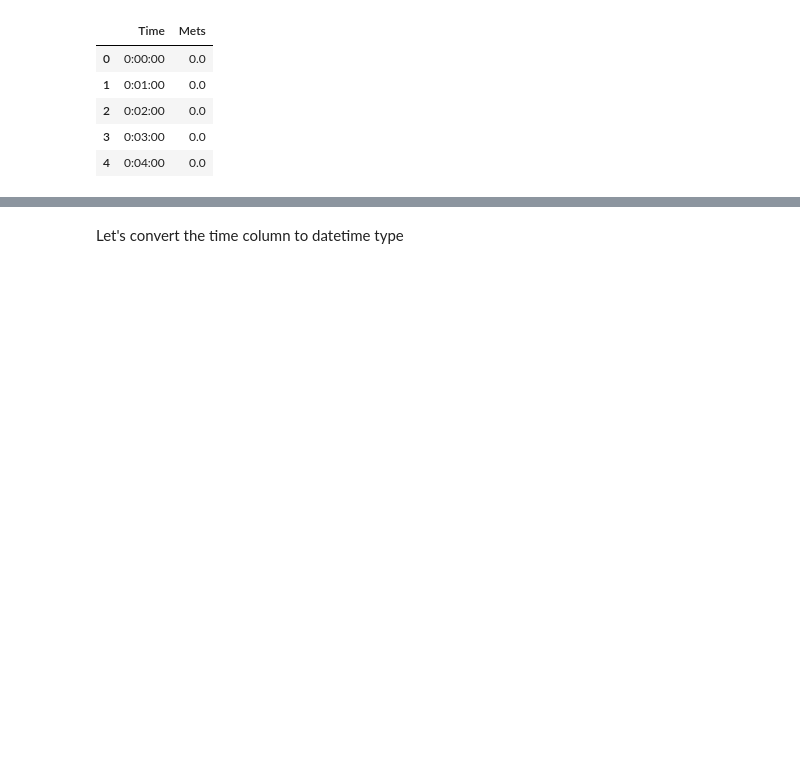
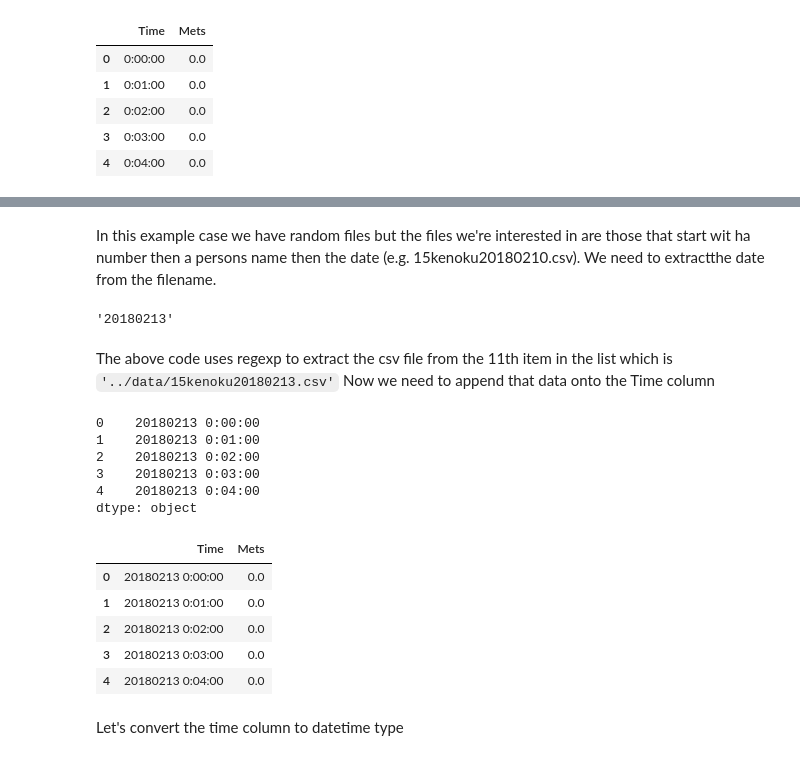
Before and after one commit to ck2136/PA_Shimane, a Jupyter notebook: code/data_manage.ipynb, the cells around one changed output, grey strips where cells are left out. Drawn from its saved outputs; the diff is of its cells as text; code cells hidden in the pictures; blank space fills up the shorter version.

```diff
--- a/code/data_manage.ipynb
+++ b/code/data_manage.ipynb
@@ -43,0 +69,19 @@ df.head()
+# %% [markdown]
+In this example case we have random files but the files we're interested in are those that start wit ha number then a persons name then the date (e.g. 15kenoku20180210.csv). We need to extractthe date from the filename.
+# %%
+import re
+re.search('../data/\d*'+'kenoku'+'(\d+).csv', allFiles[10]).group(1)
+# %% [output]
+'20180213'
+# %% [markdown]
+The above code uses regexp to extract the csv file from the 11th item in the list which is `'../data/15kenoku20180213.csv'`
+Now we need to append that data onto the Time column
+# %%
+(pd.Series([re.search('../data/\d*'+'kenoku'+'(\d+).csv', allFiles[10]).group(1)]*df.shape[0]) + " " + df.Time).head()
+# %% [output]
+0    20180213 0:00:00
+1    20180213 0:01:00
+2    20180213 0:02:00
+3    20180213 0:03:00
+4    20180213 0:04:00
+dtype: object
@@ -44,3 +90,12 @@ df.head()
+# %%
+df.head()
+# %% [output]
+|  | Time | Mets |
+| 0 | 20180213 0:00:00 | 0.0 |
+| 1 | 20180213 0:01:00 | 0.0 |
+| 2 | 20180213 0:02:00 | 0.0 |
+| 3 | 20180213 0:03:00 | 0.0 |
+| 4 | 20180213 0:04:00 | 0.0 |
 # %% [markdown]
 Let's convert the time column to datetime type
 # %% [markdown]
```
Also changed, not shown: parts of 42 cells of this notebook.
